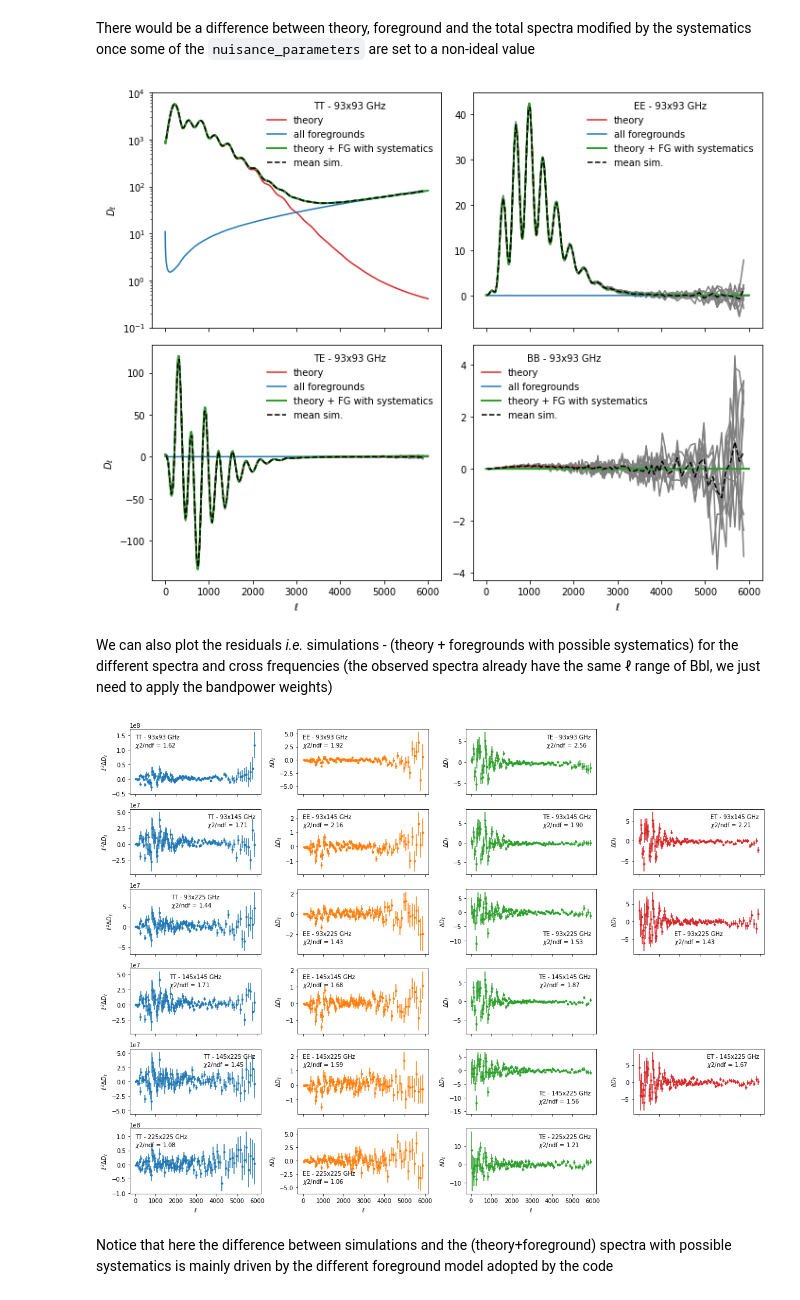
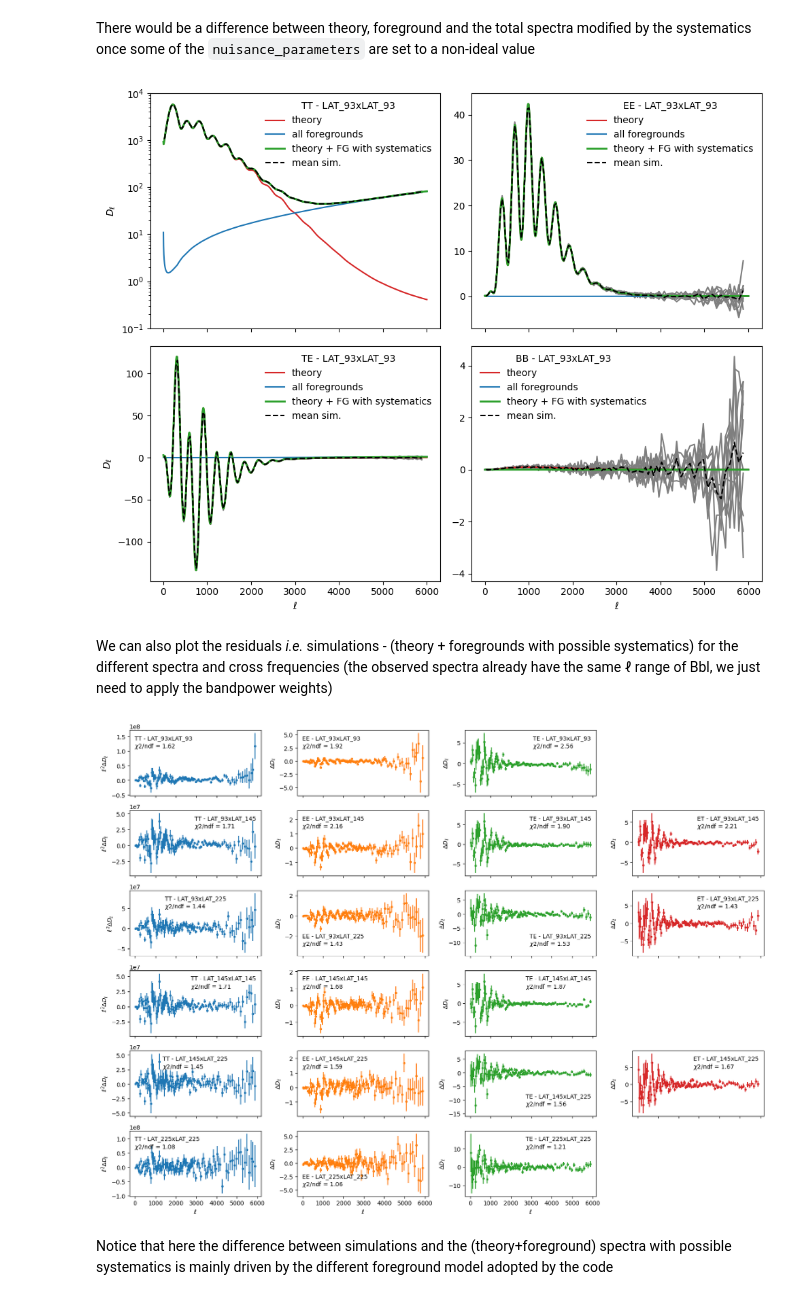
Before and after one commit to simonsobs/LAT_MFLike, a Jupyter notebook: notebooks/mflike_tutorial.ipynb, the cells around one changed output. Cells and saved outputs as stored; diff of their text form; code cells hidden in the pictures.

```diff
--- a/notebooks/mflike_tutorial.ipynb
+++ b/notebooks/mflike_tutorial.ipynb
@@ -236,14 +230,15 @@ Here we define the plotting function. In the following plots, the dashed lines r
 # %%
 from itertools import product
 
-freqs = sorted(mflike.freqs)
-nfreqs = len(freqs)
+experiments = mflike.experiments
+nexperiments = len(experiments)
+
 
 def plot_spectra(mode):
-    for i, cross in enumerate(product(freqs, freqs)):
-        idx = (i % nfreqs, i // nfreqs)
+    for i, cross in enumerate(product(experiments, experiments)):
+        idx = (i % nexperiments, i // nexperiments)
         ax = axes[idx]
-        if idx in zip(*np.triu_indices(nfreqs, k=1)):
+        if idx in zip(*np.triu_indices(nexperiments, k=1)):
             fig.delaxes(ax)
             continue
         ax.plot(ell, fg_models[mode, "all", cross[0], cross[1]], color="k")
@@ -256,14 +251,15 @@ def plot_spectra(mode):
             ax.plot(ell, dls[mode], color="tab:gray")
         else:
             ax.plot(ell, np.abs(dls[mode]), color="tab:gray", ls="--")
-        ax.legend([], title="{}x{} GHz".format(*cross))
+        title = f"{cross[0].split('_')[-1]}x{cross[1].split('_')[-1]} GHz"
+        ax.legend([], title=title)
         ax.set_yscale("log")
         if mode == "tt":
-            ax.set_ylim(10 ** -2, 10 ** 4)
+            ax.set_ylim(10**-2, 10**4)
 
     comp_name = copy.deepcopy(components)
     comp_name["tt"] = ["|tSZxCIB+CIBxtSZ|" if n == "tSZxCIB" else n for n in comp_name["tt"]]
-    for i in range(nfreqs):
+    for i in range(nexperiments):
         axes[-1, i].set_xlabel("$\ell$")
         axes[i, 0].set_ylabel("$D_\ell$")
     fig.legend(
@@ -309,10 +305,10 @@ s_b = sacc.Sacc.load_fits(fn)
 def _get_tracers(spec, cross):
     spins = {"t": ("0", "s0"), "e": ("e", "s2"), "b": ("b", "s2")}
     if spec[1] == "t":
-        data_type = "cl_{}{}".format(spins[spec[1]][0], spins[spec[0]][0])
+        data_type = f"cl_{spins[spec[1]][0]}{spins[spec[0]][0]}"
     else:
-        data_type = "cl_{}{}".format(spins[spec[0]][0], spins[spec[1]][0])
-    tracers = ["LAT_{}_{}".format(cross[i], spins[spec[i]][1]) for i in range(2)]
+        data_type = f"cl_{spins[spec[0]][0]}{spins[spec[1]][0]}"
+    tracers = [f"{cross[i]}_{spins[spec[i]][1]}" for i in range(2)]
     return data_type, tracers[0], tracers[1]
 
 
@@ -323,9 +319,7 @@ def read_sacc_data(spec, cross, sim_id):
 
 
 def read_sacc_cov(spec, cross):
-    ell, cl, cov, ind = s_b.get_ell_cl(
-        *_get_tracers(spec, cross), return_cov=True, return_ind=True
-    )
+    ell, cl, cov, ind = s_b.get_ell_cl(*_get_tracers(spec, cross), return_cov=True, return_ind=True)
     bpws = s_b.get_bandpower_windows(ind)
     return cov, bpws
 # %% [markdown]
@@ -340,7 +334,7 @@ dl_obs = mflike.ThFo.get_modified_theory(Dls_cmb, **fg_params, **nuisance_params
 # %% [markdown]
 There would be a difference between theory, foreground and the total spectra modified by the systematics once some of the `nuisance_parameters` are set to a non-ideal value
 # %%
-cross = (93, 93)
+cross = ("LAT_93", "LAT_93")
 nsims = 10
 ell = np.arange(2, mflike.l_bpws[-1] + 1)
 fig, axes = plt.subplots(2, 2, sharex=True, figsize=(10, 8))
@@ -359,18 +353,18 @@ for spec, ax in zip(Cl.keys(), axes.flatten()):
     obs = dl_obs[(spec, cross[0], cross[1])] if spec != "bb" else np.zeros_like(ell)
     ax.plot(ell, obs, color="tab:green", lw=2, label="theory + FG with systematics")
     ax.plot(*np.mean(cls, axis=0), "--k", label="mean sim.")
-    ax.legend(title="{} - {}x{} GHz".format(spec.upper(), *cross))
+    ax.legend(title="{} - {}x{}".format(spec.upper(), *cross))
     if spec == "tt":
         ax.set_yscale("log")
-        ax.set_ylim(10 ** -1, 10 ** 4)
+        ax.set_ylim(10**-1, 10**4)
 
 for ax in axes[:, 0]:
     ax.set_ylabel(r"$D_\ell$")
 for ax in axes[-1]:
     ax.set_xlabel(r"$\ell$")
-plt.tight_layout()
+fig.tight_layout()
 # %% [output]
-[figure, old version]
+[figure, new version]
 # %% [markdown]
 We can also plot the residuals *i.e.* simulations - (theory + foregrounds with possible systematics) for the different spectra
 and cross frequencies (the observed spectra already have the same &ell; range of Bbl, we just need to apply the bandpower weights)
@@ -380,44 +374,44 @@ isim = 44
 
 from itertools import combinations_with_replacement as cwr
 
-crosses = list(cwr(freqs, 2))
+crosses = list(cwr(experiments, 2))
 fig, axes = plt.subplots(len(crosses), 4, sharex=True, figsize=(16, 2 * len(crosses)))
 for i, cross in enumerate(crosses):
     for j, spec in enumerate(spectra):
         ax = axes[i, j]
         try:
             cov, bpws = read_sacc_cov(spec, cross)
             inv_cov = np.linalg.inv(cov)
         except:
             # No cov for "ET" and same frequencies
             fig.delaxes(ax)
             continue
         l, cl = read_sacc_data(spec, cross, isim)
         ps_obs = dl_obs[(spec if spec != "et" else "te", cross[0], cross[1])]
         cl_model = np.dot(bpws.weight.T, ps_obs)
         delta_cl = cl - cl_model
         cl_err = np.sqrt(np.diag(cov))
         if spec == "tt":
-            ax.errorbar(l, l ** 2 * delta_cl, l ** 2 * cl_err, fmt=".C{}".format(j))
+            ax.errorbar(l, l**2 * delta_cl, l**2 * cl_err, fmt=".C{}".format(j))
         else:
             ax.errorbar(l, delta_cl, cl_err, fmt=".C{}".format(j))
         chi2 = delta_cl @ inv_cov @ delta_cl
-        title = "%s - %dx%d GHz\n$\chi2$/ndf = %.2f" % (
+        title = "%s - %sx%s\n$\chi2$/ndf = %.2f" % (
             spec.upper(),
             *cross,
             chi2 / len(delta_cl),
         )
         axes[i, j].legend([], title=title)
 
 for ax in axes[:, 0]:
     ax.set_ylabel(r"$\ell^2\Delta D_\ell$")
 for ax in axes[:, 1:].flatten():
     ax.set_ylabel(r"$\Delta D_\ell$")
 for ax in axes[-1]:
     ax.set_xlabel(r"$\ell$")
-plt.tight_layout()
+fig.tight_layout()
 # %% [output]
-[figure, old version]
+[figure, new version]
 # %% [markdown]
 Notice that here the difference between simulations and the (theory+foreground) spectra with possible systematics is mainly driven by the different foreground model adopted by the code
 # %% [markdown]
```
Also changed, not shown: parts of 23 cells of this notebook, 1 other file.
